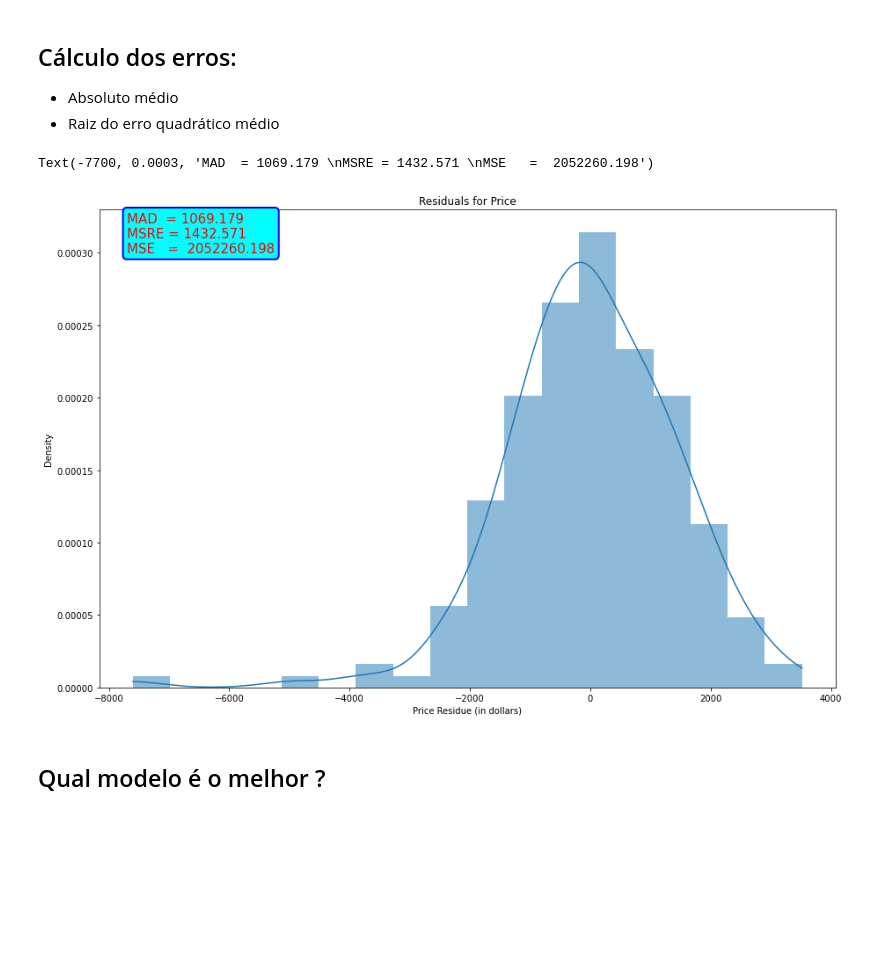
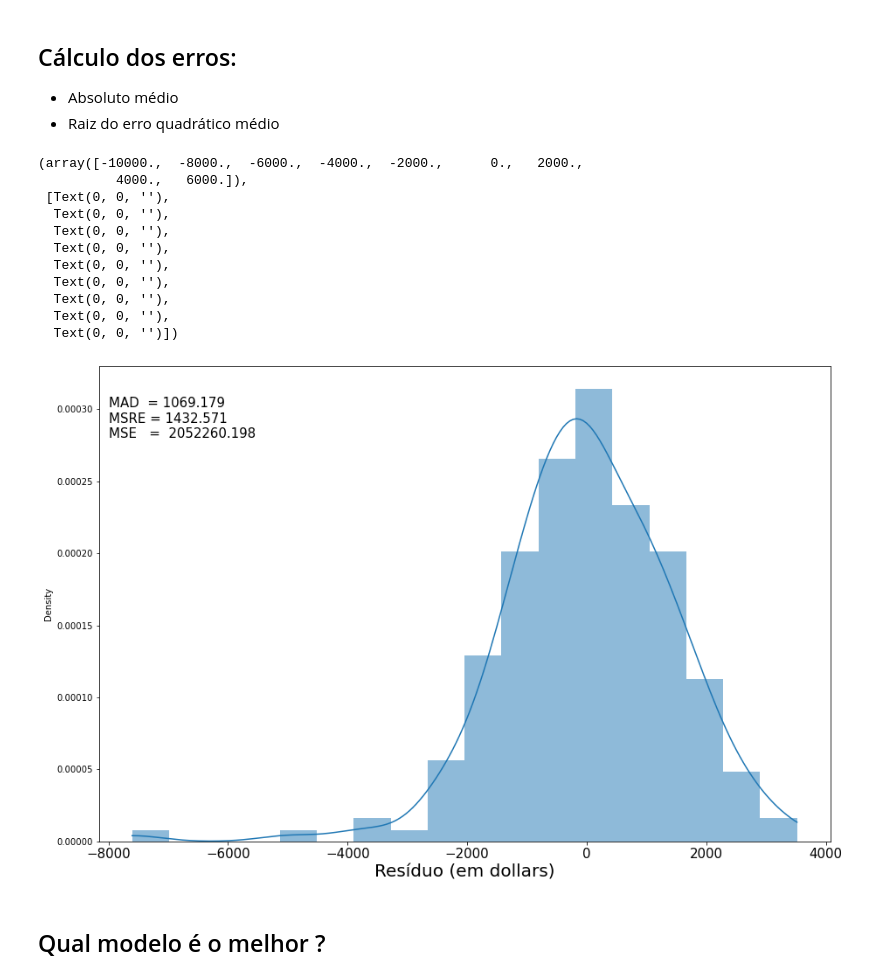
Before and after one commit to EduPek/PPGOLD7037, a Jupyter notebook: DS_PPGOLD_Aula06_01.ipynb, the cells around one changed output. Saved outputs shown, nothing was run; the diff lists cells and outputs as text; code cells hidden in the pictures; blank space fills up the shorter version.

```diff
--- a/DS_PPGOLD_Aula06_01.ipynb
+++ b/DS_PPGOLD_Aula06_01.ipynb
@@ -34,7 +34,7 @@ from sklearn.metrics import mean_squared_error
 table = pd.DataFrame(columns = ["Modelo", "Score"])
 
 # Ler o arquivo online pela URL fornecida acima, e atribua-o à variável "df".
-my_file = "Auto_pronto.csv" #Cópia de segurança ;)
+my_file = "https://raw.githubusercontent.com/EduPek/PPGOLD7037/main/Data/Auto_pronto.csv" #Cópia de segurança ;)
 
 # Atribuir o arquivo a uma váriável DataFrame
 df = pd.read_csv(my_file)
@@ -370,25 +407,32 @@ table.loc[table.shape[0]] = ["Modelo 3", lm.score(df_independent, df['price'])]
 # %%
 %matplotlib inline
 plt.figure(figsize=(15, 10))
 
 res = Yhat3 - Y
 resAbs = abs(res)
 
 MAD = resAbs.mean()
 MSRE = math.sqrt(mean_squared_error(Y,Yhat3))
 
 tt = "MAD  = %.3f \nMSRE = %.3f \nMSE   =  %.3f" % (MAD, MSRE, mean_squared_error(Y,Yhat3))
 
-
 sns.histplot(x=res, kde=True, stat="density", linewidth=0)
-plt.title('Residuals for Price')
-plt.xlabel('Price Residue (in dollars)')
-plt.ylabel('Density')
-
-plt.text(-7700, 0.0003, tt, size=15, color = "r", bbox=dict(boxstyle="round", fc="cyan", ec="b", lw=2))
+plt.text(-8000, 0.00028, tt, size=15, color = "black")
+plt.xlabel('Resíduo (em dollars)', size = 20)
+plt.xticks(size = 15)
 # %% [output]
-Text(-7700, 0.0003, 'MAD  = 1069.179 \nMSRE = 1432.571 \nMSE   =  2052260.198')
+(array([-10000.,  -8000.,  -6000.,  -4000.,  -2000.,      0.,   2000.,
+          4000.,   6000.]),
+ [Text(0, 0, ''),
+  Text(0, 0, ''),
+  Text(0, 0, ''),
+  Text(0, 0, ''),
+  Text(0, 0, ''),
+  Text(0, 0, ''),
+  Text(0, 0, ''),
+  Text(0, 0, ''),
+  Text(0, 0, '')])
-[figure, old version]
+[figure, new version]
 # %% [markdown]
 ## Qual modelo é o melhor ?
 # %%
```
Also changed, not shown: parts of 13 cells of this notebook, 2 other files.
